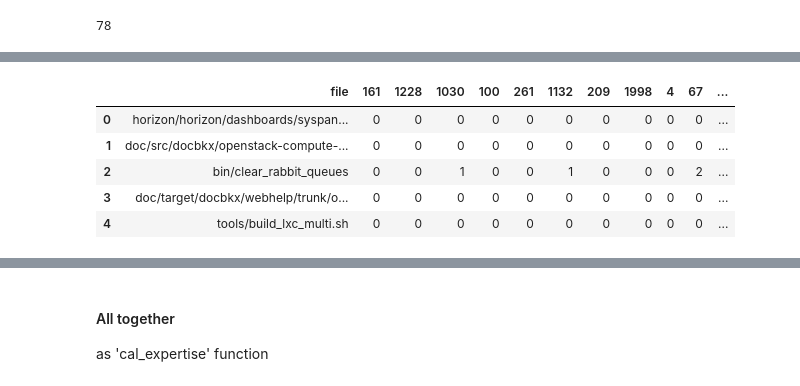
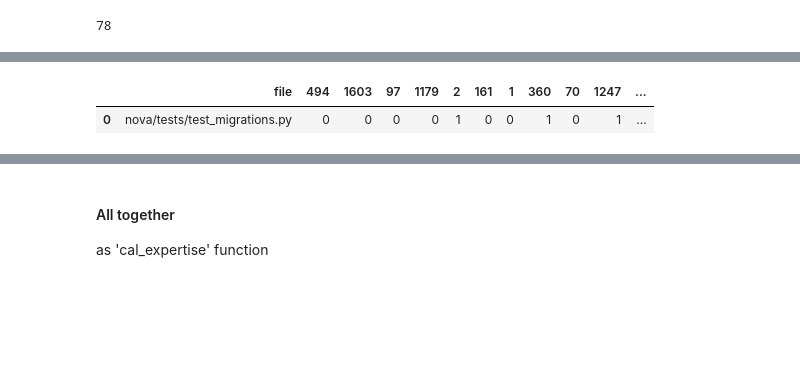
Before and after one commit to shivaZeymaran/Multi-objective-code-reviewer-recommendations, a Jupyter notebook: MyProject.ipynb, the cells around one changed output, grey strips where cells are left out. Cells and saved outputs as stored; diff of their text form; code cells hidden in the pictures; blank space fills up the shorter version.

```diff
--- a/MyProject.ipynb
+++ b/MyProject.ipynb
@@ -243,0 +263,7 @@ data[0]
+# %%
+# Number of developers in whole data
+all_devs = set()   # make a "set" of all developers
+for pr in data:
+  all_devs.add(pr['ownerId'])
+
+len(all_devs)
@@ -248,3 +276,7 @@ total_test = data[5900:6545]  # 10% of data will be tested in the whole examinat
 # %% [markdown]
 ## Main components of the approach
 Extract 3 interaction metrices
+# %%
+# temporary
+train = init_train
+test = data[5900]
@@ -253,10 +293,10 @@ Extract 3 interaction metrices
 # %% [markdown]
 #### step by step
 # %%
-all_files = set()   # make a "set" of all file paths. we selected set to prevent collecting repeated files
-for pr in train:
-  for f in pr['filePaths']:
-    all_files.add(f)
+files = set()   # make a "set" of file paths. we selected set to ensure not collecting repeated files
 
-len(all_files)
+for f in test['filePaths']:
+  files.add(f)
+
+len(files)
 # %% [output]
@@ -272,7 +312,7 @@ len(all_reviewers)
 78
 # %%
 # create a dataframe that its first column is all existing files
-df = pd.DataFrame(all_files)
+df = pd.DataFrame(files)
 df.head()
 # %% [output]
 |  | 0 |
@@ -307,18 +335,15 @@ df.head()
 # %%
 # fill the values of dataframe by checking PRs one by one
-for pr in train:
-  for f in pr['filePaths']:
-    for r in pr['reviewersId']:
-      df.loc[(df['file'] == f), r] += 1
+for f in files:
+  for pr in train:
+    if f in pr['filePaths']:
+      for r in pr['reviewersId']:
+        df.loc[(df['file'] == f), r] += 1
 
 df.head()
 # %% [output]
-|  | file | 161 | 1228 | 1030 | 100 | 261 | 1132 | 209 | 1998 | 4 | 67 | ... |
-| 0 | horizon/horizon/dashboards/syspan... | 0 | 0 | 0 | 0 | 0 | 0 | 0 | 0 | 0 | 0 | ... |
-| 1 | doc/src/docbkx/openstack-compute-... | 0 | 0 | 0 | 0 | 0 | 0 | 0 | 0 | 0 | 0 | ... |
-| 2 | bin/clear_rabbit_queues | 0 | 0 | 1 | 0 | 0 | 1 | 0 | 0 | 0 | 2 | ... |
-| 3 | doc/target/docbkx/webhelp/trunk/o... | 0 | 0 | 0 | 0 | 0 | 0 | 0 | 0 | 0 | 0 | ... |
-| 4 | tools/build_lxc_multi.sh | 0 | 0 | 0 | 0 | 0 | 0 | 0 | 0 | 0 | 0 | ... |
+|  | file | 494 | 1603 | 97 | 1179 | 2 | 161 | 1 | 360 | 70 | 1247 | ... |
+| 0 | nova/tests/test_migrations.py | 0 | 0 | 0 | 0 | 1 | 0 | 0 | 1 | 0 | 1 | ... |
 # %%
 df = df.set_index('file')
 df.head()
```
Also changed, not shown: parts of 41 cells of this notebook.
